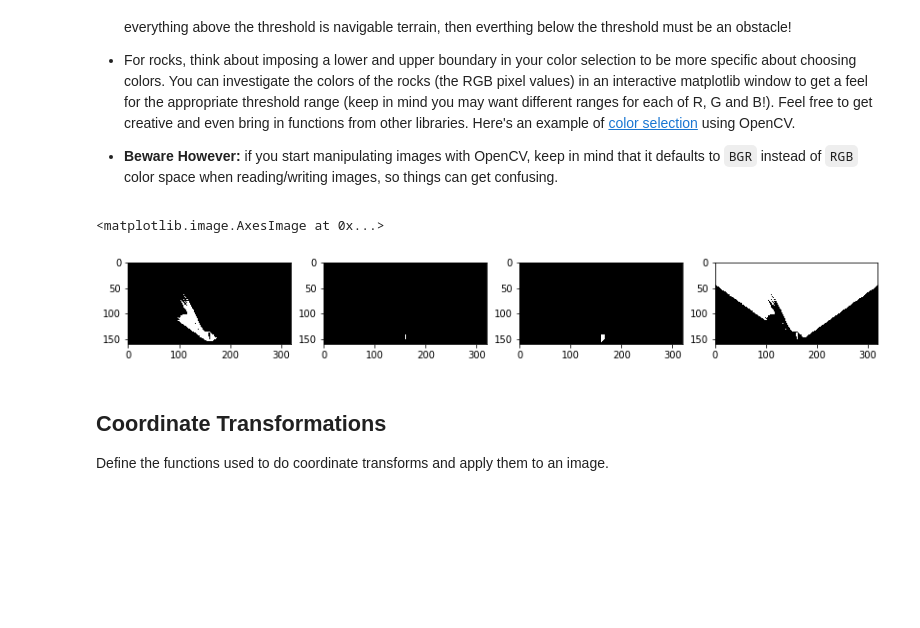
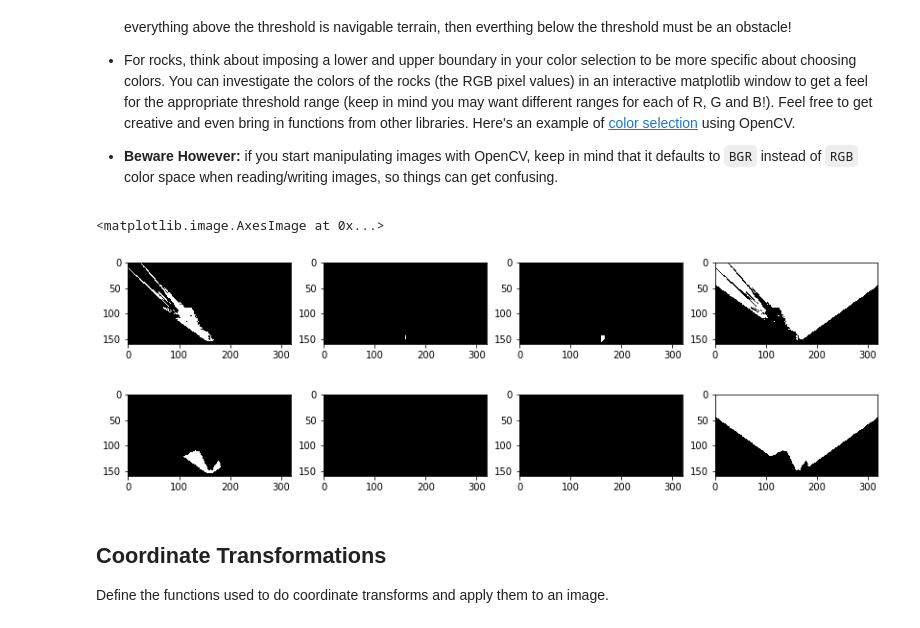
Before and after one commit to prasanjit6485/RoboND-RoverProject, a Jupyter notebook: code/Rover_Project_Test_Notebook.ipynb, the cells around one changed output. Saved outputs shown, nothing was run; the diff lists cells and outputs as text; code cells hidden in the pictures; blank space fills up the shorter version.

```diff
--- a/code/Rover_Project_Test_Notebook.ipynb
+++ b/code/Rover_Project_Test_Notebook.ipynb
@@ -97,12 +101,18 @@
                   [image.shape[1]/2 + dst_size, image.shape[0] - 2*dst_size - bottom_offset],
                   [image.shape[1]/2 - dst_size, image.shape[0] - 2*dst_size - bottom_offset],
                   ])
-warped, masked = perspect_transform(rock_img, source, destination)
+rock_warped, rock_masked = perspect_transform(rock_img, source, destination)
+obstacle_warped, obstacle_masked = perspect_transform(obstacle_img, source, destination)
 fig = plt.figure(figsize=(12,3))
 plt.subplot(121)
-plt.imshow(warped)
+plt.imshow(rock_warped)
 plt.subplot(122)
-plt.imshow(masked, cmap = 'gray')
+plt.imshow(rock_masked, cmap = 'gray')
+fig = plt.figure(figsize=(12,3))
+plt.subplot(121)
+plt.imshow(obstacle_warped)
+plt.subplot(122)
+plt.imshow(obstacle_masked, cmap = 'gray')
 #scipy.misc.imsave('../output/warped_example.jpg', warped)
 # %% [output]
 <matplotlib.image.AxesImage at 0x...>
@@ -174,42 +185,69 @@ def morphological_operation(image, operation, num_of_iterations = 1):
     return None
 
   # Define kernel [2x2] for morphological operation
   kernel = cv2.getStructuringElement(cv2.MORPH_CROSS,(2,2))
 
   # Perform morphological operation
   if operation == 'erosion':
     morph_image = cv2.erode(image,kernel,iterations = num_of_iterations)
   elif operation == 'dilation':
     morph_image = cv2.dilate(image,kernel,iterations = num_of_iterations)
   elif operation == 'opening':
     morph_image = cv2.morphologyEx(image, cv2.MORPH_OPEN, kernel, iterations = num_of_iterations)
   elif operation == 'closing':
     morph_image = cv2.morphologyEx(image, cv2.MORPH_CLOSE, kernel, iterations = num_of_iterations)
 
   return morph_image
 
+# Apply Color thresholding on rock sample image
 # Apply color threshold to identify navigable terrain
-nav_bin_image = color_thresh(warped)
+nav_bin_image_rock = color_thresh(rock_warped)
 # Apply color threshold to identify rock samples
-rock_bin_image = rock_thresh(warped)
+rock_bin_image_rock = rock_thresh(rock_warped)
 # Apply dilation operation to enhance rock sample blob
-morphed_image = morphological_operation(rock_bin_image, 'dilation',6)
+morphed_image_rock = morphological_operation(rock_bin_image_rock, 'dilation',6)
+# Apply color threshold to identify navigable terrain
+nav_bin_image_obstacle = color_thresh(obstacle_warped)
 # Invert navigable terrain to identify obstacle terrain and also consider
 # the improvise field of view from Rover camera
-obstacle_bin_image = np.absolute(np.float32(nav_bin_image-1)*masked)
+obstacle_bin_image_rock = np.absolute(np.float32(nav_bin_image_rock-1)*masked)
+
 fig = plt.figure(figsize=(14,7))
 plt.subplot(141)
-plt.imshow(nav_bin_image, cmap='gray')
+plt.imshow(nav_bin_image_rock, cmap='gray')
 plt.subplot(142)
-plt.imshow(rock_bin_image, cmap='gray')
+plt.imshow(rock_bin_image_rock, cmap='gray')
 plt.subplot(143)
-plt.imshow(morphed_image, cmap='gray')
+plt.imshow(morphed_image_rock, cmap='gray')
 plt.subplot(144)
-plt.imshow(obstacle_bin_image, cmap = 'gray')
+plt.imshow(obstacle_bin_image_rock, cmap = 'gray')
 #scipy.misc.imsave('../output/warped_threshed.jpg', threshed*255)
+
+# Apply Color thresholding on obstacle sample image
+# Apply color threshold to identify navigable terrain
+nav_bin_image_obstacle = color_thresh(obstacle_warped)
+# Apply color threshold to identify rock samples
+rock_bin_image_obstacle = rock_thresh(obstacle_warped)
+# Apply dilation operation to enhance rock sample blob
+morphed_image_obstacle = morphological_operation(rock_bin_image_obstacle, 'dilation',6)
+# Invert navigable terrain to identify obstacle terrain and also consider
+# the improvise field of view from Rover camera
+obstacle_bin_image_obstacle = np.absolute(np.float32(nav_bin_image_obstacle-1)*masked)
+
+fig = plt.figure(figsize=(14,7))
+plt.subplot(141)
+plt.imshow(nav_bin_image_obstacle, cmap='gray')
+plt.subplot(142)
+plt.imshow(rock_bin_image_obstacle, cmap='gray')
+plt.subplot(143)
+plt.imshow(morphed_image_obstacle, cmap='gray')
+plt.subplot(144)
+plt.imshow(obstacle_bin_image_obstacle, cmap = 'gray')
+#scipy.misc.imsave('../output/warped_threshed.jpg', threshed*255)
 # %% [output]
 <matplotlib.image.AxesImage at 0x...>
-[figure, old version]
+[figure, new version]
+[figure, added]
 # %% [markdown]
 ## Coordinate Transformations
 Define the functions used to do coordinate transforms and apply them to an image.
```
Also changed, not shown: parts of 4 cells of this notebook, 4 other files.
